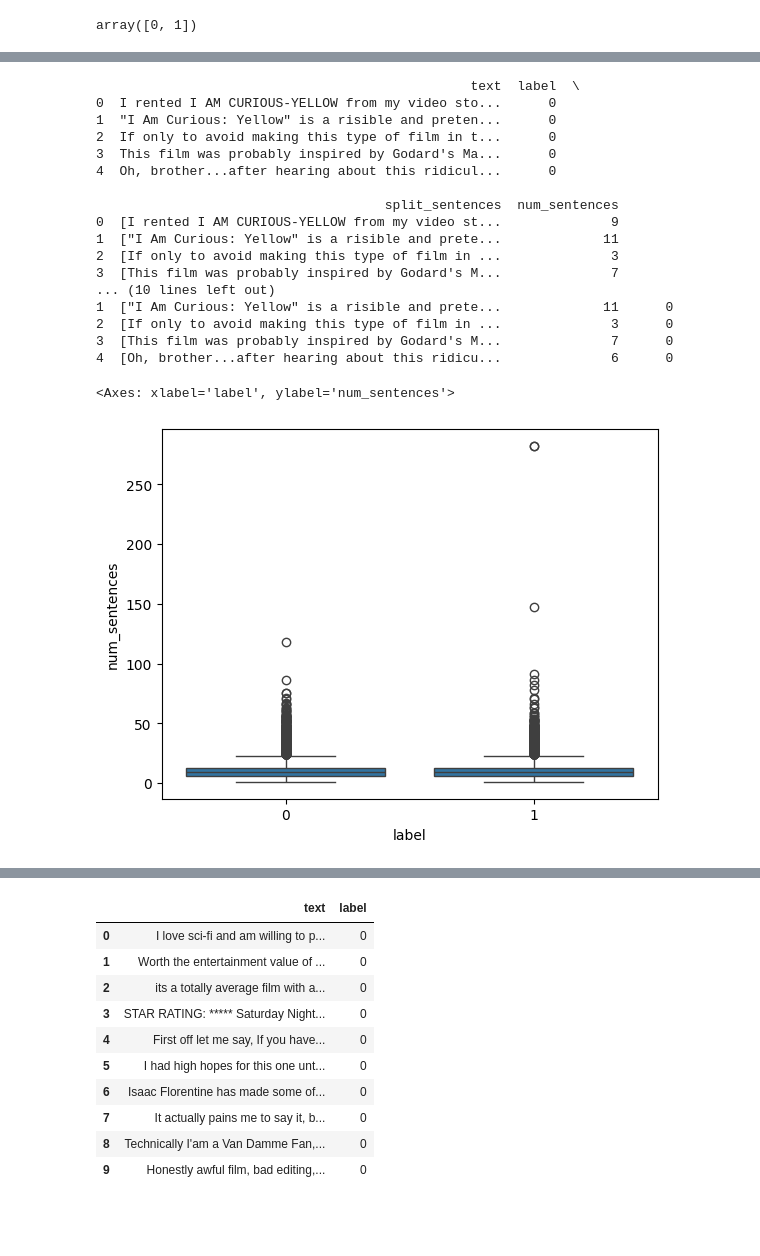
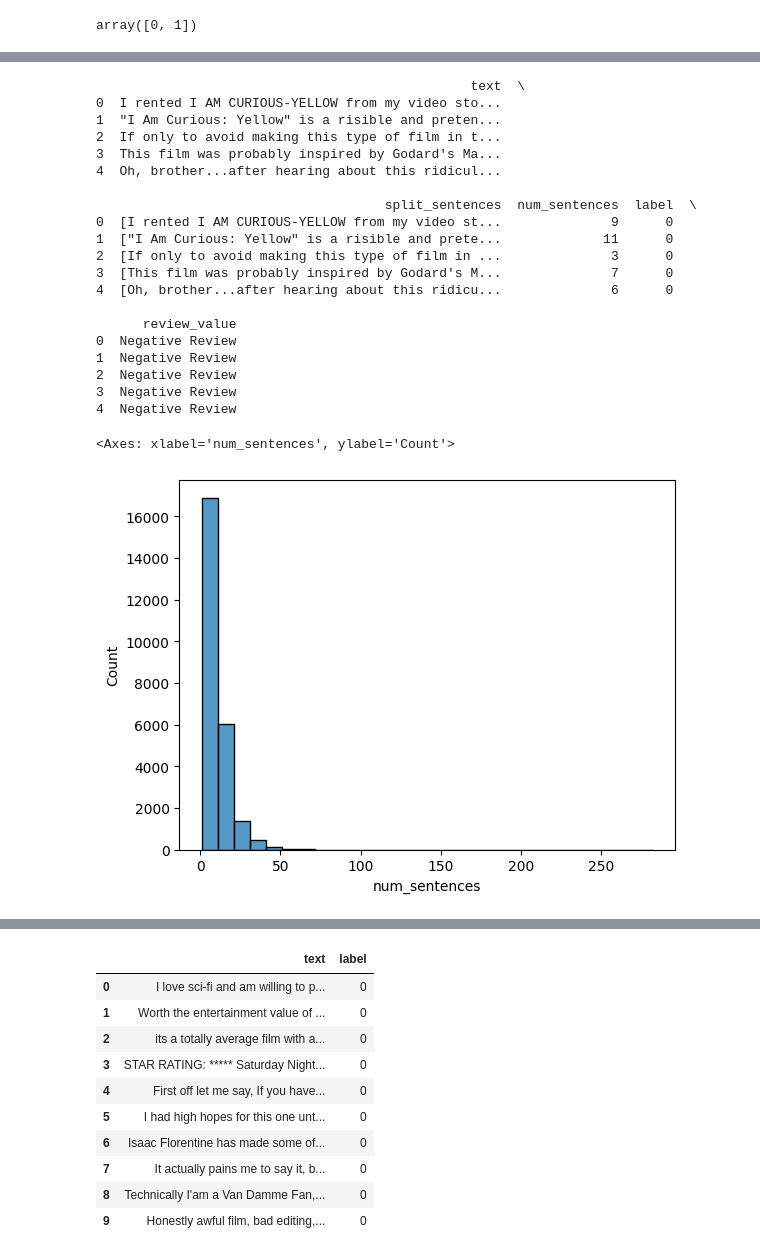
Before and after one commit to n-albert/Sentence-Transformer-Implementation, a Jupyter notebook: Sentence_Transformers,_Notebook_for_performing_EDA_Exploratory_Data_Analysis.ipynb, the cells around one changed output, grey strips where cells are left out. Cells and saved outputs as stored; diff of their text form; code cells hidden in the pictures; blank space fills up the shorter version.

```diff
--- a/Sentence_Transformers,_Notebook_for_performing_EDA_Exploratory_Data_Analysis.ipynb
+++ b/Sentence_Transformers,_Notebook_for_performing_EDA_Exploratory_Data_Analysis.ipynb
@@ -124,34 +195,32 @@ tokenized_sentences_train_ds = pd.DataFrame(data=tokenized_sentences_results, co
 
 imdb_train_ds_with_sentences = imdb_train_ds.join(tokenized_sentences_train_ds, how="outer")
 
+# I take a moment to reorganize the column order of the dataframe, so that label is the final column.
+imdb_train_ds_with_sentences = imdb_train_ds_with_sentences.reindex(columns=['text', 'split_sentences', 'num_sentences', 'label', 'review_value'])
 print(imdb_train_ds_with_sentences.head())
-
-# I take a moment to reorganize the column order of the dataframe, so that label is the final column.
-imdb_train_ds_with_sentences = imdb_train_ds_with_sentences.reindex(columns=['text', 'split_sentences', 'num_sentences', 'label'])
-print(imdb_train_ds_with_sentences.head())
-
-# I will join this pandas dataframe with the originating train dataframe
-#print(imdb_train_ds_with_sentence_tokens.head())
-#seaborn.displot(imdb_train_ds_with_sentence_tokens, x="num_sentences", binwidth=20)
-
-seaborn.boxplot(imdb_train_ds_with_sentences, x="label", y="num_sentences")
 # %% [output]
-                                                text  label  \
-0  I rented I AM CURIOUS-YELLOW from my video sto...      0
-1  "I Am Curious: Yellow" is a risible and preten...      0
-2  If only to avoid making this type of film in t...      0
-3  This film was probably inspired by Godard's Ma...      0
-4  Oh, brother...after hearing about this ridicul...      0
+                                                text  \
+0  I rented I AM CURIOUS-YELLOW from my video sto...
+1  "I Am Curious: Yellow" is a risible and preten...
+2  If only to avoid making this type of film in t...
+3  This film was probably inspired by Godard's Ma...
+4  Oh, brother...after hearing about this ridicul...
 
-                                     split_sentences  num_sentences
-0  [I rented I AM CURIOUS-YELLOW from my video st...              9
-1  ["I Am Curious: Yellow" is a risible and prete...             11
-2  [If only to avoid making this type of film in ...              3
-3  [This film was probably inspired by Godard's M...              7
-... (10 lines left out)
+                                     split_sentences  num_sentences  label  \
+0  [I rented I AM CURIOUS-YELLOW from my video st...              9      0
 1  ["I Am Curious: Yellow" is a risible and prete...             11      0
 2  [If only to avoid making this type of film in ...              3      0
 3  [This film was probably inspired by Godard's M...              7      0
 4  [Oh, brother...after hearing about this ridicu...              6      0
+
+      review_value
+0  Negative Review
+1  Negative Review
+2  Negative Review
+3  Negative Review
+4  Negative Review
-<Axes: xlabel='label', ylabel='num_sentences'>
-[figure, removed]
+# %%
+seaborn.histplot(imdb_train_ds_with_sentences, x="num_sentences", binwidth=10)
+# %% [output]
+<Axes: xlabel='num_sentences', ylabel='Count'>
+[figure, added]
```
Also changed, not shown: parts of 26 cells of this notebook.
